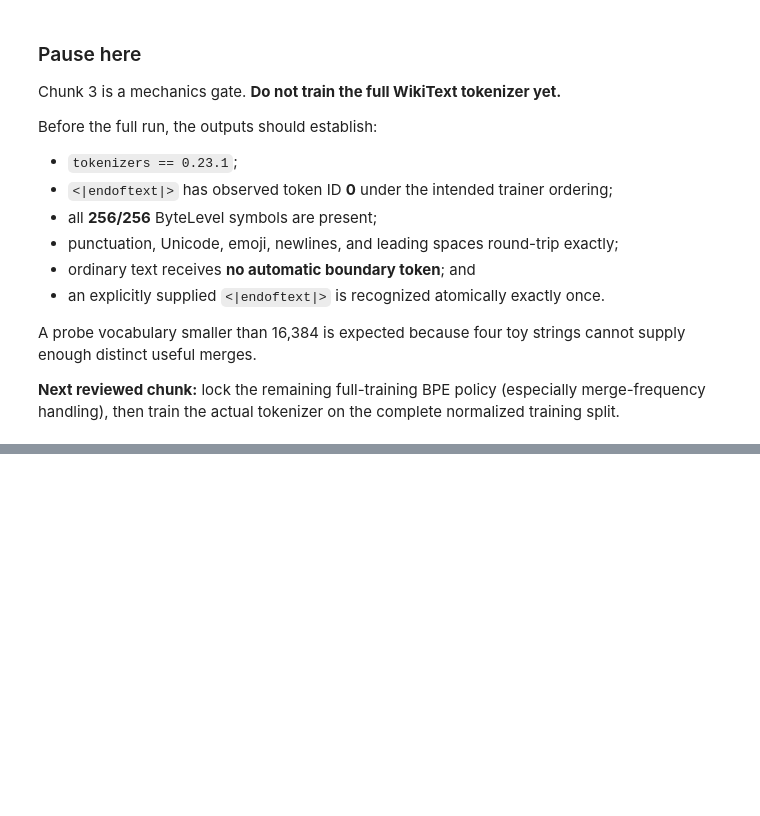
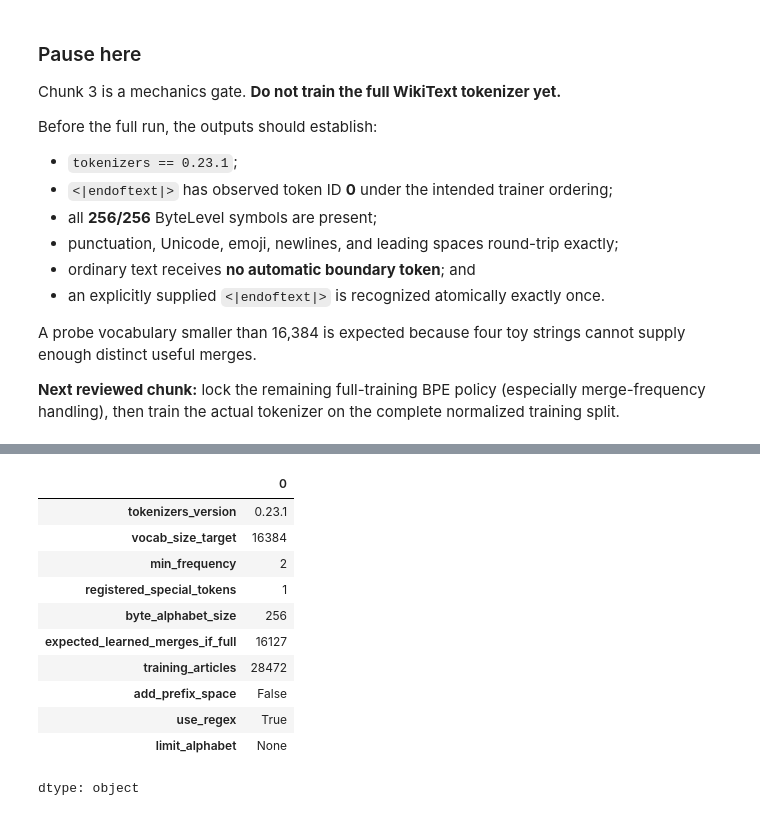
Before and after one commit to traderjohnd/foundation-model-from-scratch, a Jupyter notebook: notebooks/02_tokenizer_training_and_corpus_construction.ipynb, the cells around one changed output, grey strips where cells are left out. Saved outputs shown, nothing was run; the diff lists cells and outputs as text; code cells hidden in the pictures; blank space fills up the shorter version.

```diff
--- a/notebooks/02_tokenizer_training_and_corpus_construction.ipynb
+++ b/notebooks/02_tokenizer_training_and_corpus_construction.ipynb
@@ -553,0 +588,56 @@ A probe vocabulary smaller than 16,384 is expected because four toy strings cann
+# %%
+import hashlib
+import json
+import time
+
+BPE_MIN_FREQUENCY = 2
+EXPECTED_BASE_VOCAB = len(SPECIAL_TOKENS) + BYTE_ALPHABET_SIZE
+EXPECTED_LEARNED_MERGES = VOCAB_SIZE - EXPECTED_BASE_VOCAB
+
+assert EXPECTED_BASE_VOCAB == 257
+assert EXPECTED_LEARNED_MERGES == 16_127
+
+def build_production_tokenizer(show_progress=True):
+    tokenizer_object = Tokenizer(models.BPE())
+    tokenizer_object.pre_tokenizer = pre_tokenizers.ByteLevel(
+        add_prefix_space=False,
+        use_regex=True,
+    )
+    tokenizer_object.decoder = decoders.ByteLevel()
+
+    trainer_object = trainers.BpeTrainer(
+        vocab_size=VOCAB_SIZE,
+        min_frequency=BPE_MIN_FREQUENCY,
+        special_tokens=SPECIAL_TOKENS,
+        initial_alphabet=pre_tokenizers.ByteLevel.alphabet(),
+        show_progress=show_progress,
+    )
+    return tokenizer_object, trainer_object
+
+production_config = pd.Series({
+    "tokenizers_version": tokenizers.__version__,
+    "vocab_size_target": VOCAB_SIZE,
+    "min_frequency": BPE_MIN_FREQUENCY,
+    "registered_special_tokens": len(SPECIAL_TOKENS),
+    "byte_alphabet_size": BYTE_ALPHABET_SIZE,
+    "expected_learned_merges_if_full": EXPECTED_LEARNED_MERGES,
+    "training_articles": len(articles_by_split["train"]),
+    "add_prefix_space": False,
+    "use_regex": True,
+    "limit_alphabet": None,
+})
+
+production_config
+# %% [output]
+|  | 0 |
+| tokenizers_version | 0.23.1 |
+| vocab_size_target | 16384 |
+| min_frequency | 2 |
+| registered_special_tokens | 1 |
+| byte_alphabet_size | 256 |
+| expected_learned_merges_if_full | 16127 |
+| training_articles | 28472 |
+| add_prefix_space | False |
+| use_regex | True |
+| limit_alphabet | None |
+dtype: object
```
Also changed, not shown: parts of 14 cells of this notebook.
